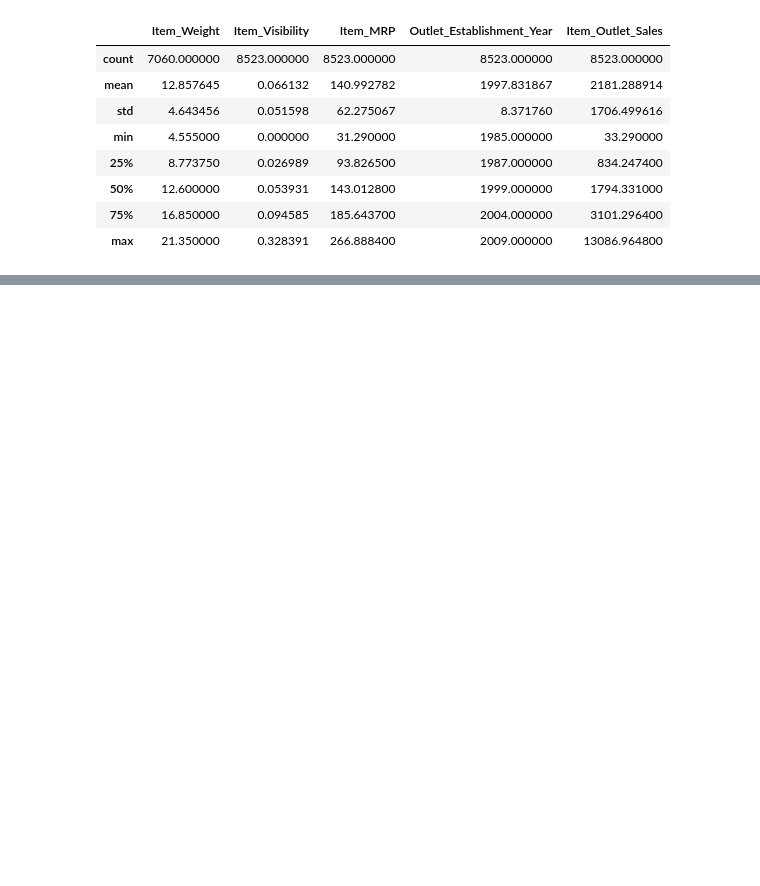
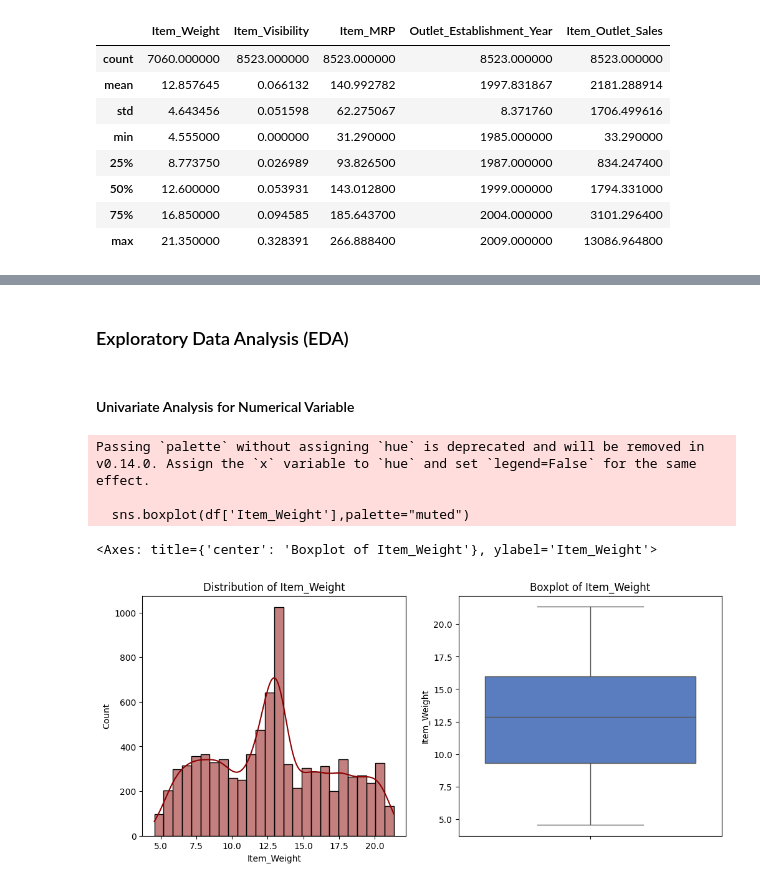
Before and after one commit to abhifg/Bigmart-Stores-Sales-Prediction, a Jupyter notebook: notebook/EDA_Bigmart_Stores_Sales_Predictin.ipynb, the cells around one changed output, grey strips where cells are left out. Drawn from its saved outputs; the diff is of its cells as text; code cells hidden in the pictures; blank space fills up the shorter version.

```diff
--- a/notebook/EDA_Bigmart_Stores_Sales_Predictin.ipynb
+++ b/notebook/EDA_Bigmart_Stores_Sales_Predictin.ipynb
@@ -51,0 +80,2 @@ np.float64(13.22)
+# %%
+df['Item_Fat_Content'].replace({'LF':'Low Fat','reg':'Regular','low fat':'Low Fat'},inplace=True)
@@ -51,0 +100,5 @@ np.float64(13.22)
+# %%
+df.loc[df['Item_Visibility']==0,'Item_Visibility']=df.groupby('Item_Type')['Item_Visibility'].transform('mean').round(2)
+# %%
+df['Outlet_Age']=df['Outlet_Establishment_Year'].apply(lambda x:2026-x)
+df.head()
@@ -51,0 +112,3 @@ np.float64(13.22)
+# %%
+df.drop(['Outlet_Establishment_Year'],axis=1,inplace=True)
+df.head()
@@ -51,0 +122,20 @@ np.float64(13.22)
+# %% [markdown]
+### Exploratory Data Analysis (EDA)
+# %% [markdown]
+####  Univariate Analysis for Numerical Variable
+# %%
+plt.figure(figsize=(12,5))
+
+plt.subplot(121)
+plt.title("Distribution of Item_Weight")
+sns.histplot(df['Item_Weight'],kde=True,color='darkred')
+
+plt.subplot(122)
+plt.title("Boxplot of Item_Weight")
+sns.boxplot(df['Item_Weight'],palette="muted")
+# %% [output]
+Passing `palette` without assigning `hue` is deprecated and will be removed in v0.14.0. Assign the `x` variable to `hue` and set `legend=False` for the same effect.
+
+  sns.boxplot(df['Item_Weight'],palette="muted")
+<Axes: title={'center': 'Boxplot of Item_Weight'}, ylabel='Item_Weight'>
+[figure, added]
```
Also changed, not shown: parts of 27 cells of this notebook.
